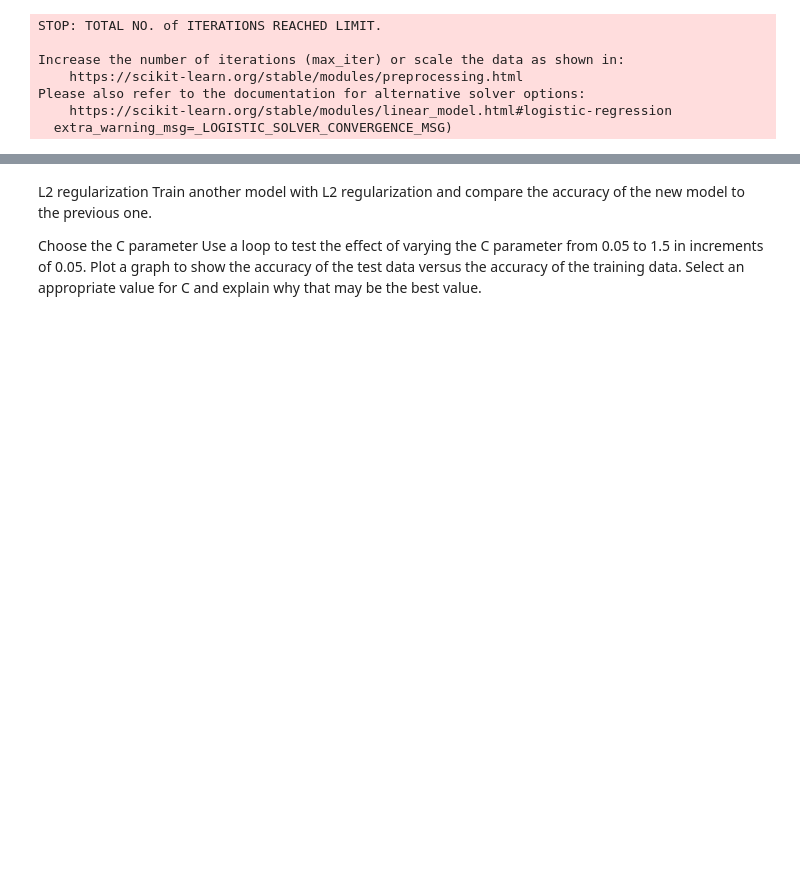
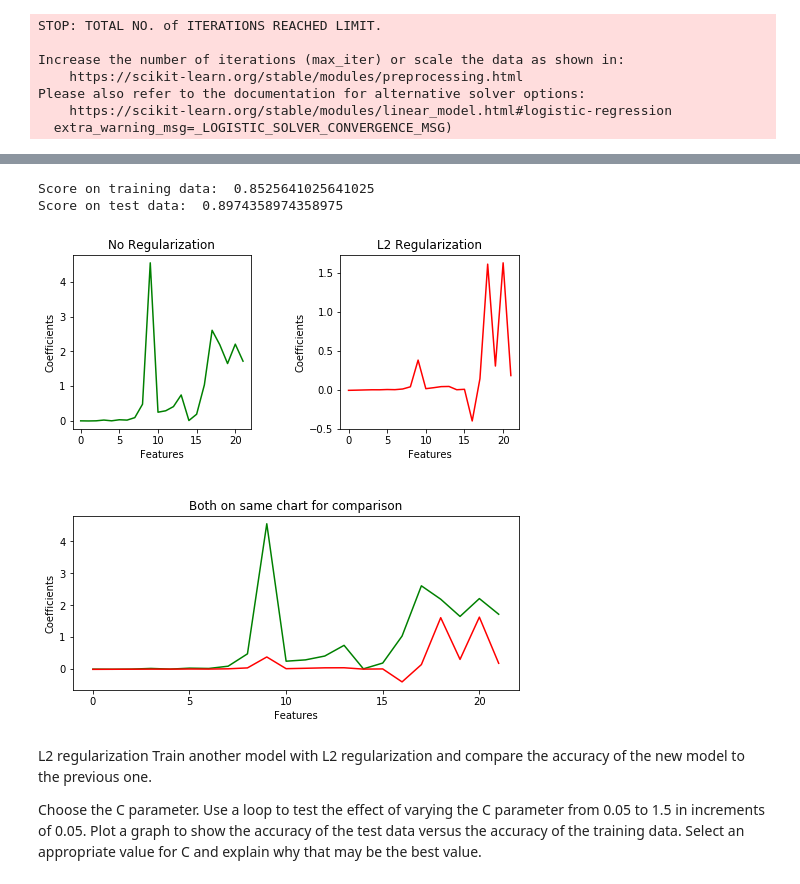
Before and after one commit to mgalaviz1/my_work, a Jupyter notebook: week5_eda/linear_classifiers.ipynb, the cells around one changed output, grey strips where cells are left out. Drawn from its saved outputs; the diff is of its cells as text; code cells hidden in the pictures; blank space fills up the shorter version.

```diff
--- a/week5_eda/linear_classifiers.ipynb
+++ b/week5_eda/linear_classifiers.ipynb
@@ -114,6 +106,6 @@ Please also refer to the documentation for alternative solver options:
 # %%
 #comparing model to test data
-lr = LogisticRegression(solver='lbfgs', penalty='none', max_iter=1000, random_state=4)
+lr = LogisticRegression(solver='lbfgs', penalty='none', random_state=4)
 lr.fit(X, y)
 
 test_score = lr.score(X_test, y_test)
@@ -146,5 +133,49 @@ print('Score on test data: ', test_score)
+# %%
+# looking at effects on model by L2 regularization
+
+lr_regularized = LogisticRegression(solver='lbfgs', penalty='l2', max_iter=10000, random_state=2)
+lr_regularized.fit(X_train, y_train)
+
+test_score = lr_regularized.score(X_test, y_test)
+train_score = lr_regularized.score(X_train, y_train)
+
+print('Score on training data: ', train_score)
+print('Score on test data: ', test_score)
+
+# using and L2 param, accuracy has increased and underfitting has improved. The range of coefficients is reduced
+# from 0 to 4.5 without L2 to between -0.5 to 1.7 or from a about a 4 point spread to a 2 point spread.
+# %% [output]
+Score on training data:  0.8525641025641025
+Score on test data:  0.8974358974358975
+# %%
+fig = plt.figure(figsize=(8, 8))
+grid = plt.GridSpec(2, 2, hspace=0.5, wspace=0.5)
+
+
+x = np.arange(0, len(lr.coef_[0]),1)
+y = lr.coef_[0]
+ax1 = fig.add_subplot(grid[0, 0])
+ax1.plot(x, y, '-g')
+ax1.set(xlabel='Features', ylabel='Coefficients')
+ax1.set_title('No Regularization')
+
+y_reg = lr_regularized.coef_[0]
+ax2 = fig.add_subplot(grid[0, 1])
+ax2.plot(x, y_reg, '-r')
+ax2.set(xlabel='Features', ylabel='Coefficients')
+ax2.set_title('L2 Regularization')
+
+ax3 = fig.add_subplot(grid[1, 0:])
+ax3.plot(x, y, '-g')
+ax3.plot(x, y_reg, '-r')
+
+ax3.set(xlabel='Features', ylabel='Coefficients')
+ax3.set_title('Both on same chart for comparison')
+plt.show()
+# %% [output]
+[figure, added]
 # %% [markdown]
 L2 regularization Train another model with L2 regularization and compare the accuracy of the new model to the previous one.
 
-Choose the C parameter Use a loop to test the effect of varying the C parameter from 0.05 to 1.5 in increments of 0.05. Plot a graph to show the accuracy of the test data versus the accuracy of the training data. Select an appropriate value for C and explain why that may be the best value.
+Choose the C parameter. Use a loop to test the effect of varying the C parameter from 0.05 to 1.5 in increments of 0.05. Plot a graph to show the accuracy of the test data versus the accuracy of the training data. Select an appropriate value for C and explain why that may be the best value.
 # %%
```
Also changed, not shown: parts of 5 cells of this notebook.
